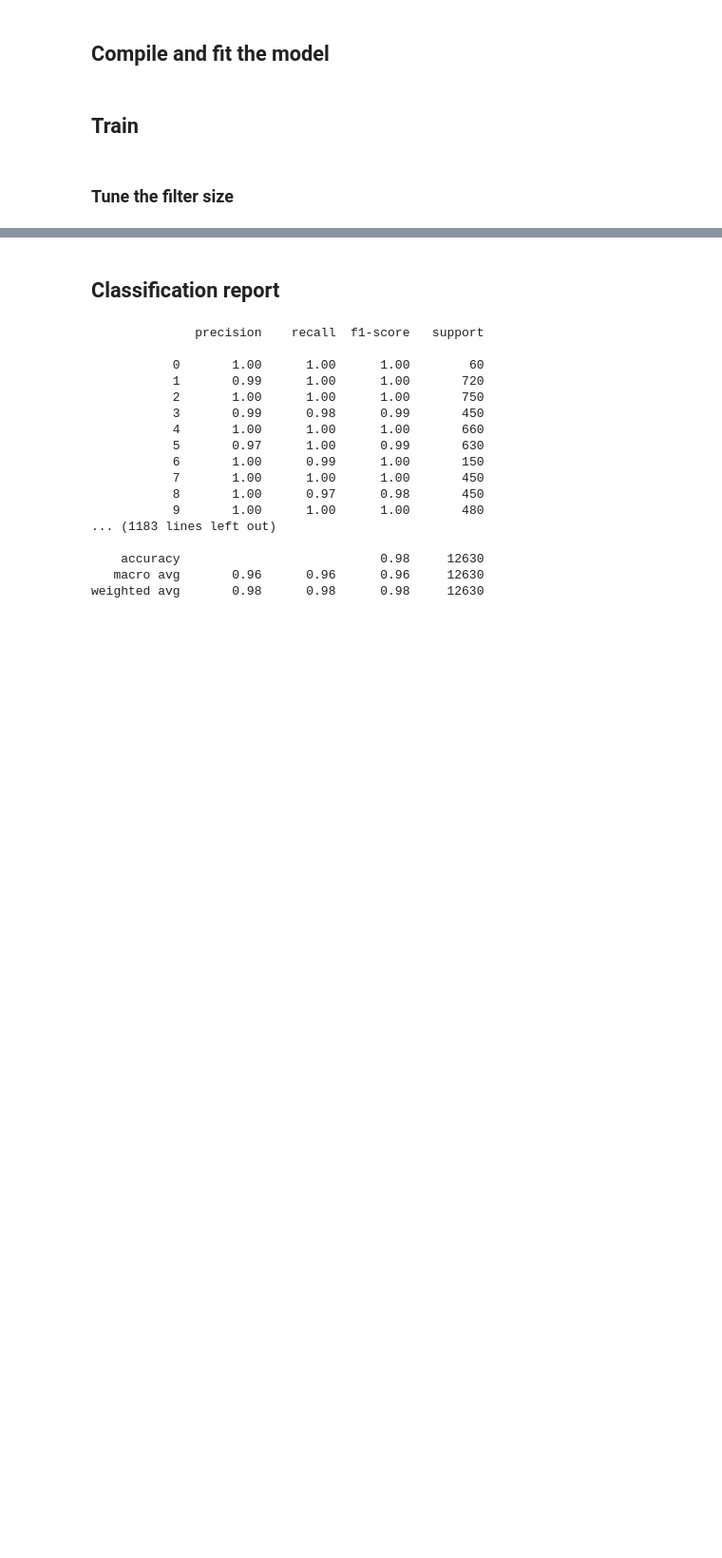
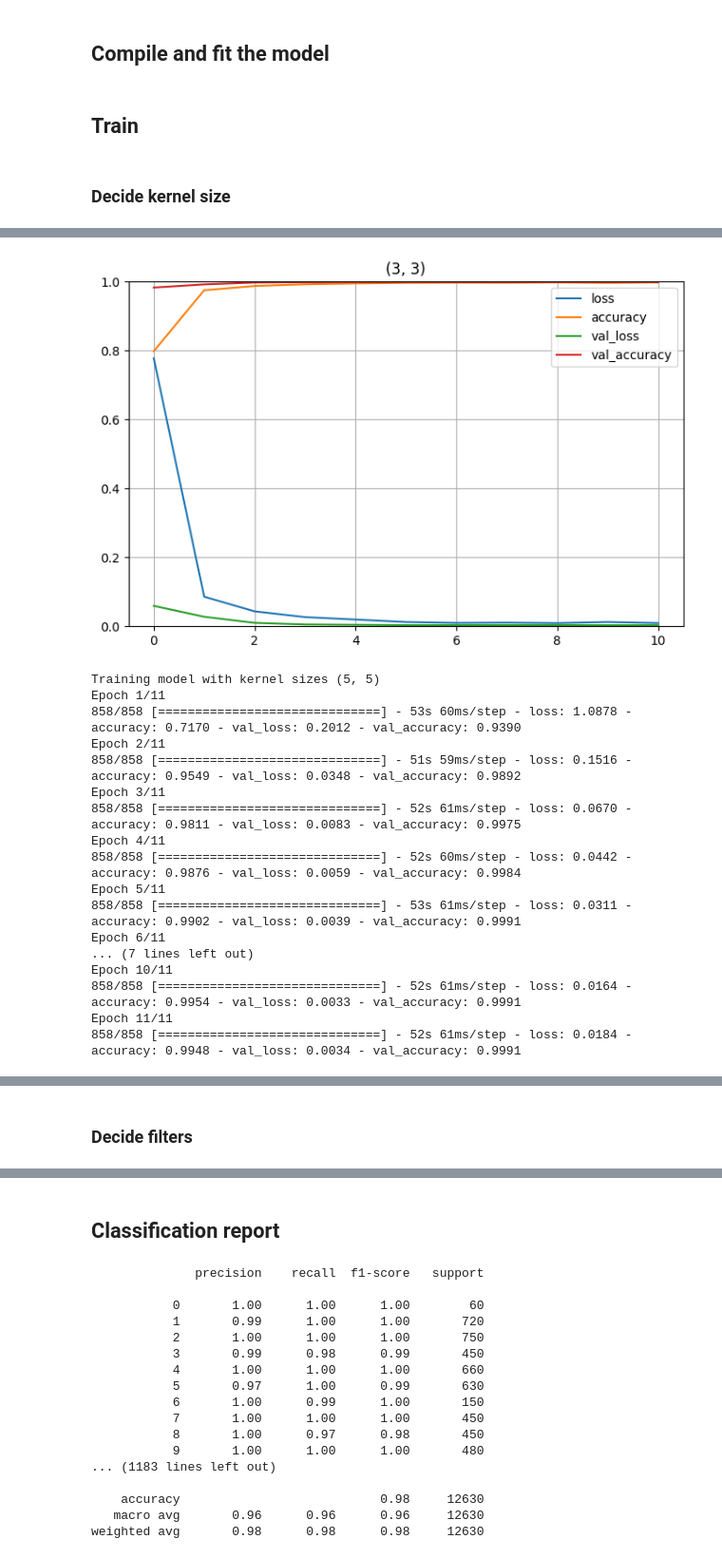
Before and after one commit to datamonsterr/Intro_To_AI_Capstone_Prj, a Jupyter notebook: cnn.ipynb, the cells around one changed output, grey strips where cells are left out. Shown at 95% size. Saved outputs shown, nothing was run; the diff lists cells and outputs as text; code cells hidden in the pictures; blank space fills up the shorter version.

```diff
--- a/cnn.ipynb
+++ b/cnn.ipynb
@@ -337,10 +339,7 @@ def create_model(
         Dense(43, activation="softmax"),
     ]
 
-    model = Sequential(seq)
-
-    model.summary()
-    return model
+    return Sequential(seq)
 # %% [markdown]
 ## Optimizer using learning rate scheduler
 # %%
@@ -362,17 +361,19 @@ def adam_with_decay_lr(initial_learning_rate, final_learning_rate):
 ## Compile and fit the model
 # %%
 def compile_and_fit(model):
-
-    opt = adam_with_decay_lr(0.001, 0.000001)
-
-    model.compile(loss="categorical_crossentropy", optimizer=opt, metrics=["accuracy"])
+    model.compile(loss="categorical_crossentropy", optimizer=adam_with_decay_lr(0.001, 0.000001), metrics=["accuracy"])
     history = model.fit(
         aug.flow(X_train, y_train, batch_size=batch_size),
         epochs=epochs,
         validation_data=(X_val, y_val),
     )
     return history
+
+def plot_history(h, title):
+    pd.DataFrame(h.history).plot(figsize=(8, 5))
+    plt.grid(True)
+    plt.gca().set_ylim(0, 1)
+    plt.title(title)
+    plt.show()
 # %% [markdown]
 ## Train
-# %% [markdown]
-### Tune the filter size
@@ -379,10 +388,17 @@ def compile_and_fit(model):
+# %% [markdown]
+### Decide kernel size
 # %%
-histories = []
+kernel_histories = []
 
 for kernel_size in kernel_sizes:
     print(f"Training model with kernel sizes {kernel_size}")
     m = create_model(kernel_size=kernel_size)
     history = compile_and_fit(m)
-    histories.append(history)
+    plot_history(history, f"{kernel_size}")
+    kernel_histories.append(history)
+
+print("Accuracy:")
+for i, h in enumerate(kernel_histories):
+    print(f"{kernel_sizes[i]}: {accuracy(h.model)}")
 # %% [output]
 Training model with kernel sizes (3, 3)
@@ -404,0 +421,18 @@ Epoch 11/11
+[figure, added]
+Training model with kernel sizes (5, 5)
+Epoch 1/11
+858/858 [==============================] - 53s 60ms/step - loss: 1.0878 - accuracy: 0.7170 - val_loss: 0.2012 - val_accuracy: 0.9390
+Epoch 2/11
+858/858 [==============================] - 51s 59ms/step - loss: 0.1516 - accuracy: 0.9549 - val_loss: 0.0348 - val_accuracy: 0.9892
+Epoch 3/11
+858/858 [==============================] - 52s 61ms/step - loss: 0.0670 - accuracy: 0.9811 - val_loss: 0.0083 - val_accuracy: 0.9975
+Epoch 4/11
+858/858 [==============================] - 52s 60ms/step - loss: 0.0442 - accuracy: 0.9876 - val_loss: 0.0059 - val_accuracy: 0.9984
+Epoch 5/11
+858/858 [==============================] - 53s 61ms/step - loss: 0.0311 - accuracy: 0.9902 - val_loss: 0.0039 - val_accuracy: 0.9991
+Epoch 6/11
+... (7 lines left out)
+Epoch 10/11
+858/858 [==============================] - 52s 61ms/step - loss: 0.0164 - accuracy: 0.9954 - val_loss: 0.0033 - val_accuracy: 0.9991
+Epoch 11/11
+858/858 [==============================] - 52s 61ms/step - loss: 0.0184 - accuracy: 0.9948 - val_loss: 0.0034 - val_accuracy: 0.9991
@@ -404,0 +440,2 @@ Epoch 11/11
+# %% [markdown]
+### Decide filters
```
Also changed, not shown: parts of 20 cells of this notebook, 3 other files.
